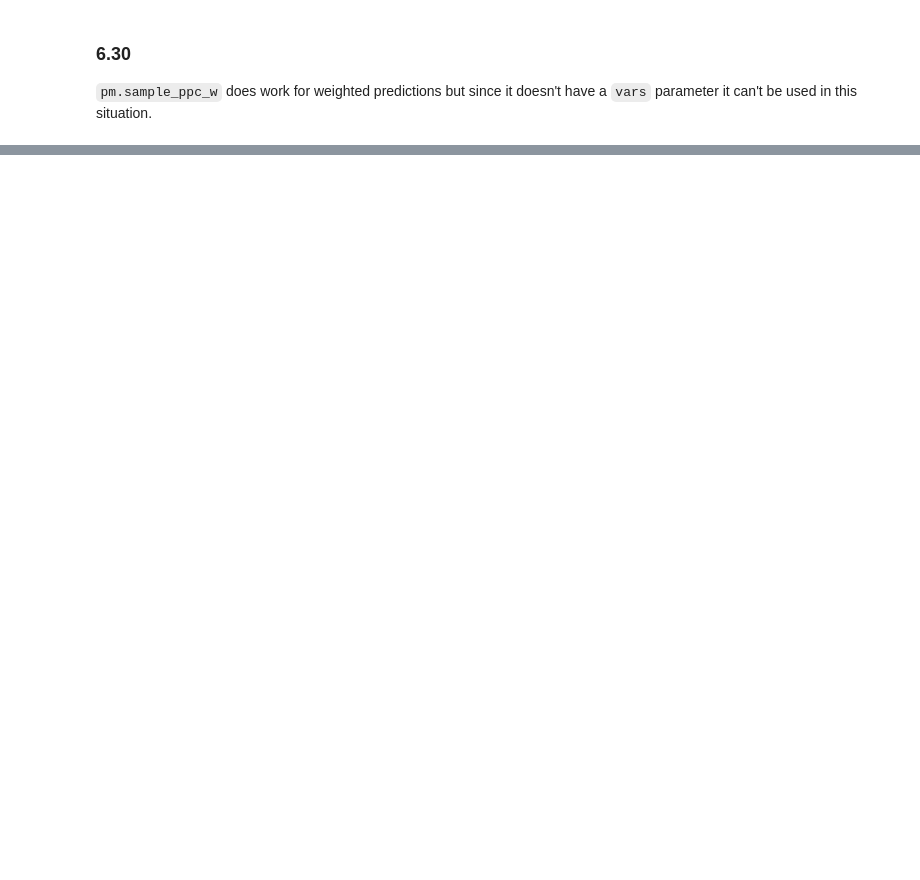
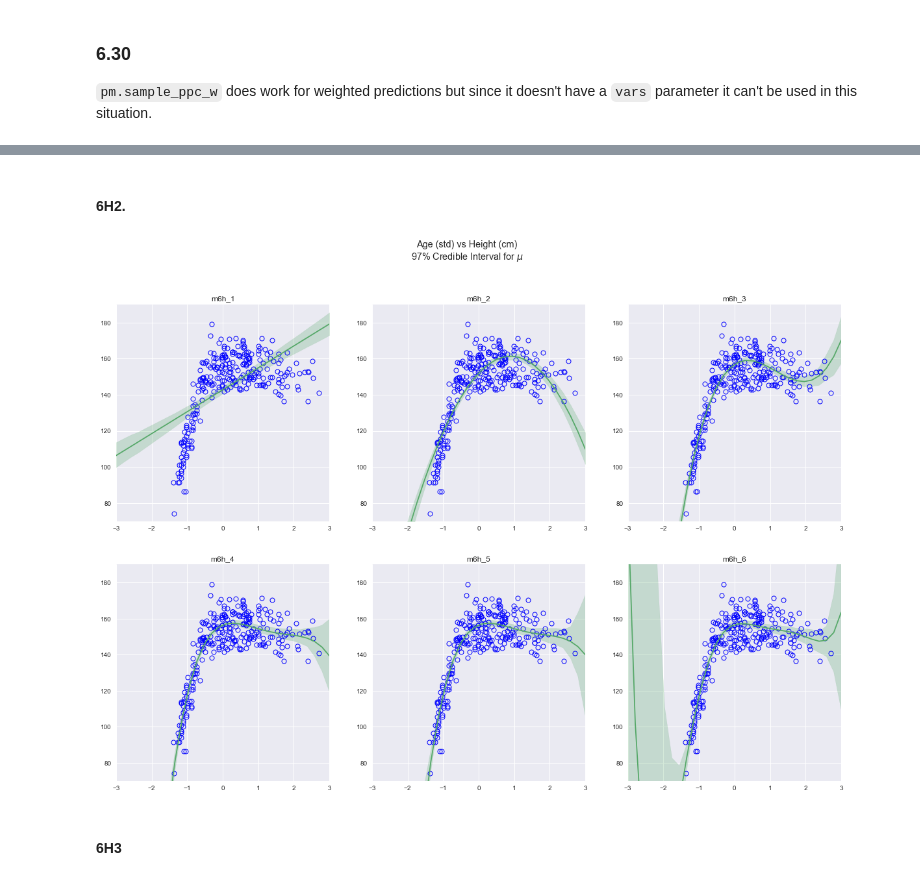
Before and after one commit to grinnbearit/statistical_rethinking, a Jupyter notebook: chapter_6.ipynb, the cells around one changed output, grey strips where cells are left out. Saved outputs shown, nothing was run; the diff lists cells and outputs as text; code cells hidden in the pictures; blank space fills up the shorter version.

```diff
--- a/chapter_6.ipynb
+++ b/chapter_6.ipynb
@@ -521,0 +640,8 @@ ax.set_ylabel("kcal.per.g");
+# %%
+d = pd.read_csv('Data/Howell1.csv', sep=';')
+d["age"] = (d["age"] - d["age"].mean())/d["age"].std()
+np.random.seed(1000)
+idxs = np.arange(len(d))
+np.random.shuffle(idxs)
+d1 = d[:int(len(idxs)/2)]
+d2 = d[int(len(idxs)/2):]
@@ -521,0 +754,7 @@ ax.set_ylabel("kcal.per.g");
+# %%
+height_models = [("m6h_1", m6h_1, trace6h_1),
+                 ("m6h_2", m6h_2, trace6h_2),
+                 ("m6h_3", m6h_3, trace6h_3),
+                 ("m6h_4", m6h_4, trace6h_4),
+                 ("m6h_5", m6h_5, trace6h_5),
+                 ("m6h_6", m6h_6, trace6h_6)]
@@ -521,0 +793,36 @@ ax.set_ylabel("kcal.per.g");
+# %% [markdown]
+#### 6H2.
+# %%
+age_seq = np.linspace(-3, 3, 30)
+model_age.set_value(age_seq)
+
+acc = []
+for row in height_models:
+    samples = pm.sample_ppc(row[2], samples=10000, model=row[1], vars=[row[1].mu])["mu"]
+    acc.append((row[0], samples))
+
+mu_preds = [acc[:3], acc[3:]]
+# %%
+f, axs = plt.subplots(2, 3)
+f.set_size_inches(20, 13.5)
+
+for row in range(2):
+    for col in range(3):
+        model = mu_preds[row][col][0]
+        pred = mu_preds[row][col][1]
+        ax = axs[row][col]
+        mu = pred.mean(axis=0)
+        mu_pi = pm.hpd(pred, alpha=0.03)
+        ax.set_xlim(-3, 3)
+        ax.set_ylim(70, 190)
+        ax.set_title(model)
+        ax.plot(d1["age"], d1["height"], "o", mew=1, mec="b", mfc="None")
+        ax.plot(age_seq, mu, color="C1")
+        ax.fill_between(age_seq, mu_pi[:,0], mu_pi[:,1], alpha=0.25, color="C1")
+
+f.suptitle("Age (std) vs Height (cm)\n"
+           "97% Credible Interval for $\mu$");
+# %% [output]
+[figure, added]
+# %% [markdown]
+#### 6H3
```
Also changed, not shown: parts of 61 cells of this notebook.
